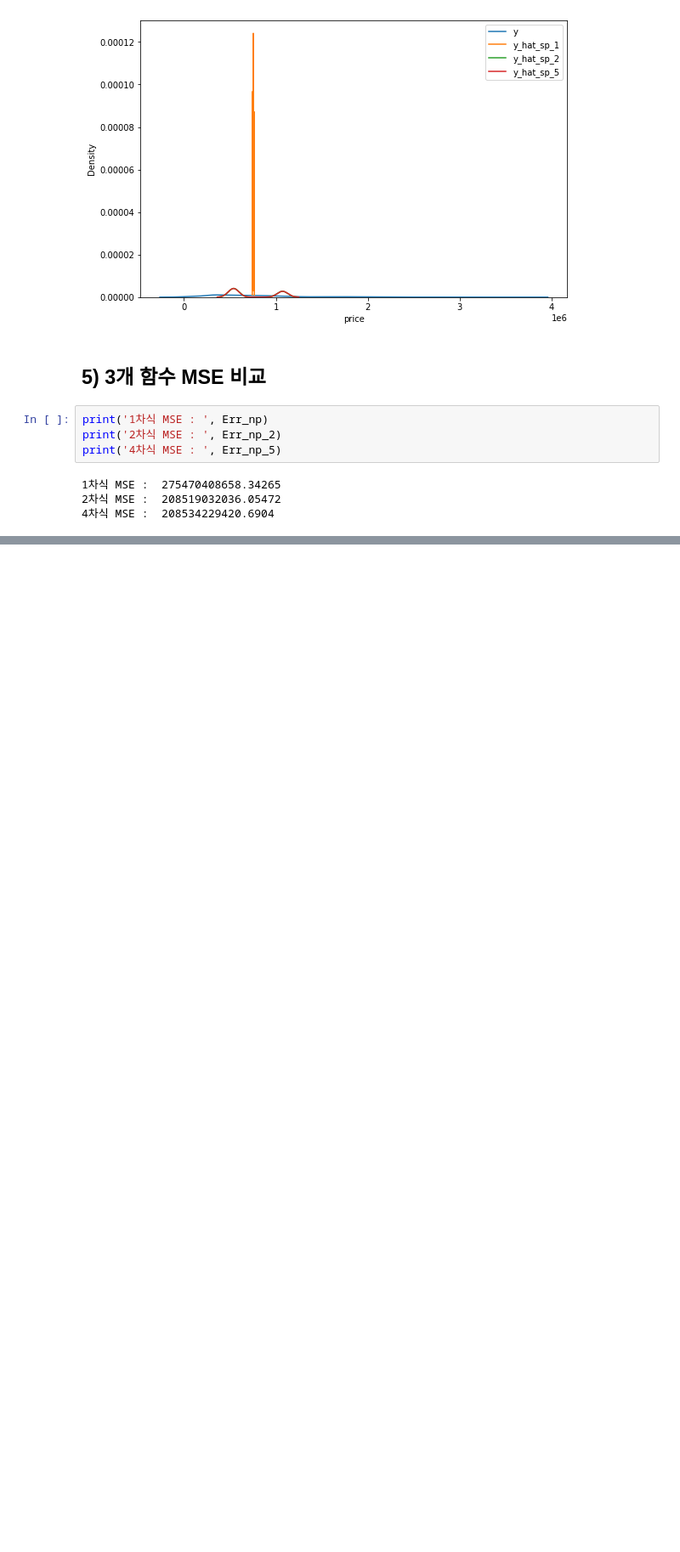
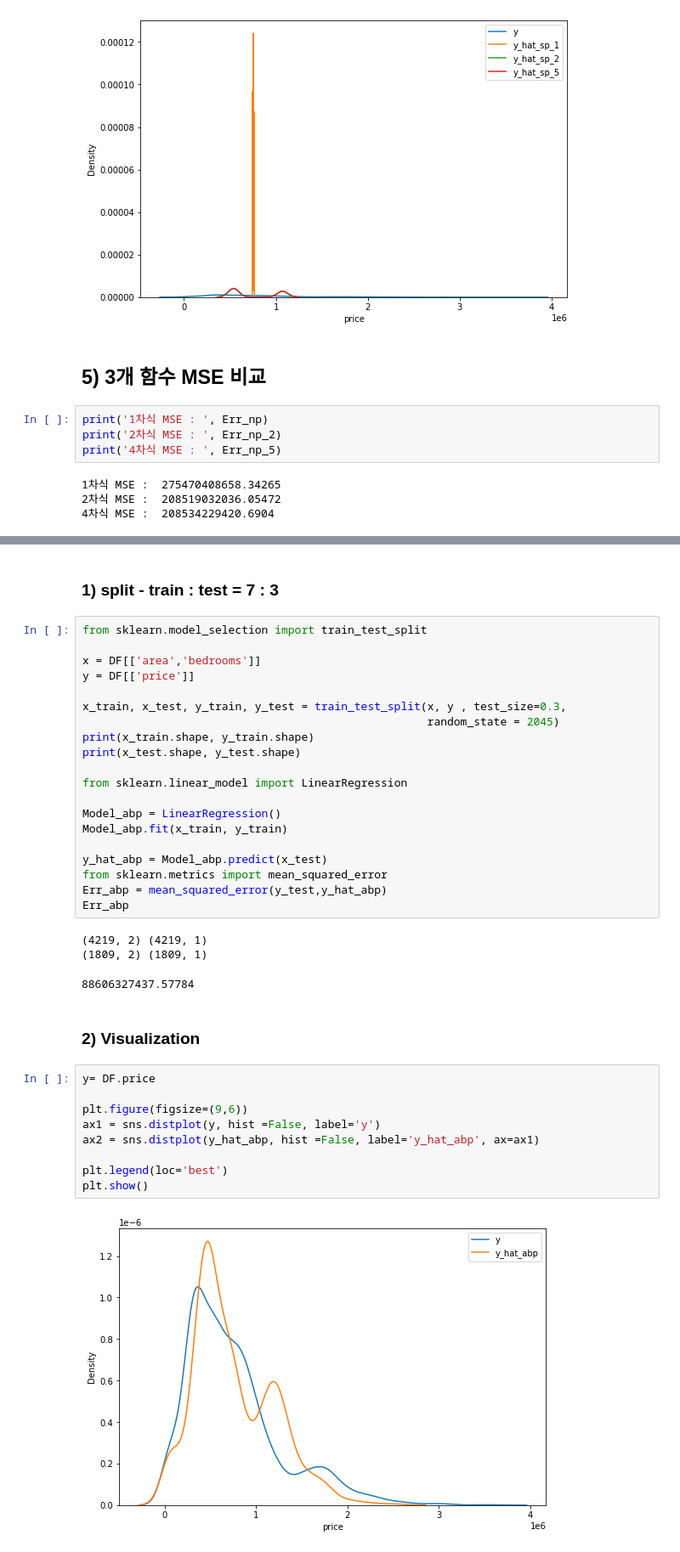
Before and after one commit to Seungeun-Song/utilization, a Jupyter notebook: Python_Machine_Learning/house_price.ipynb, the cells around one changed output, grey strips where cells are left out. Shown: that part at 85% size. Drawn from its saved outputs; the diff is of its cells as text; blank space fills up the shorter version.

```diff
--- a/Python_Machine_Learning/house_price.ipynb
+++ b/Python_Machine_Learning/house_price.ipynb
@@ -696,0 +725,39 @@ print('4차식 MSE : ', Err_np_5)
+# %% [markdown]
+### 1) split - train : test = 7 : 3
+# %%
+from sklearn.model_selection import train_test_split
+
+x = DF[['area','bedrooms']]
+y = DF[['price']]
+
+x_train, x_test, y_train, y_test = train_test_split(x, y , test_size=0.3,
+                                                    random_state = 2045)
+print(x_train.shape, y_train.shape)
+print(x_test.shape, y_test.shape)
+
+from sklearn.linear_model import LinearRegression
+
+Model_abp = LinearRegression()
+Model_abp.fit(x_train, y_train)
+
+y_hat_abp = Model_abp.predict(x_test)
+from sklearn.metrics import mean_squared_error
+Err_abp = mean_squared_error(y_test,y_hat_abp)
+Err_abp
+# %% [output]
+(4219, 2) (4219, 1)
+(1809, 2) (1809, 1)
+88606327437.57784
+# %% [markdown]
+### 2) Visualization
+# %%
+y= DF.price
+
+plt.figure(figsize=(9,6))
+ax1 = sns.distplot(y, hist =False, label='y')
+ax2 = sns.distplot(y_hat_abp, hist =False, label='y_hat_abp', ax=ax1)
+
+plt.legend(loc='best')
+plt.show()
+# %% [output]
+[figure, added]
```
Also changed, not shown: parts of 13 cells of this notebook.
